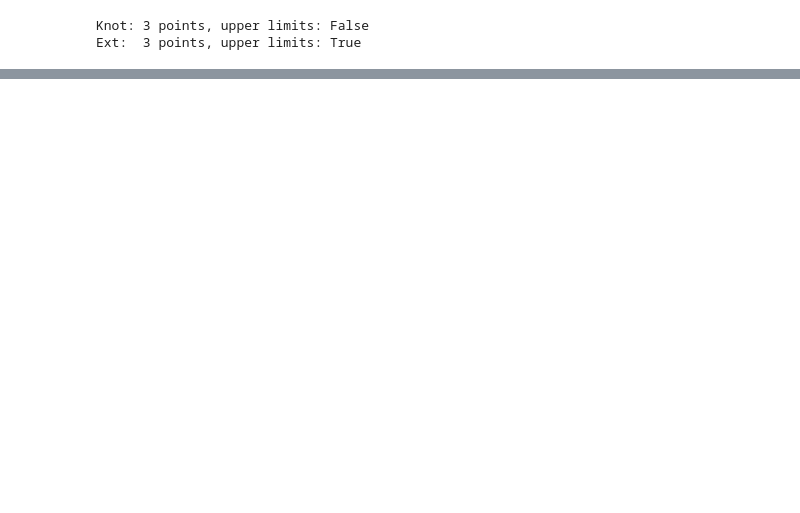
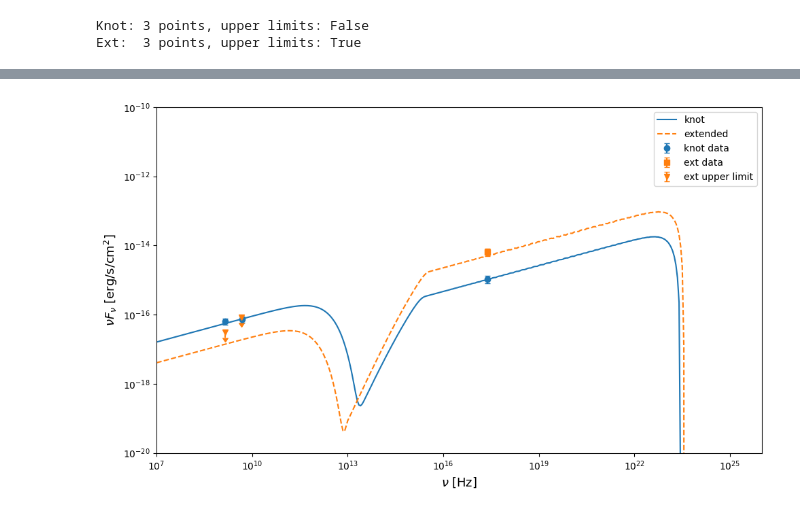
Before and after one commit to pliniewicz/blackjax-lumen, a Jupyter notebook: Untitled2.ipynb, the cells around one changed output, grey strips where cells are left out. Cells and saved outputs as stored; diff of their text form; code cells hidden in the pictures; blank space fills up the shorter version.

```diff
--- a/Untitled2.ipynb
+++ b/Untitled2.ipynb
@@ -53,0 +50,16 @@ def logprior_fn(x):
+# %%
+def _make_vec_to_params(fixed, g0_index):
+    """Closure: builds JetParams from flat vector + fixed dict."""
+    def vec_to_params(x):
+        kw = dict(fixed)
+        kw["theta"] = x[I_THETA]
+        kw["Lj"]    = 10.0 ** x[I_LJ]
+        kw["G0"]    = x[g0_index]
+        return make_params(**kw)
+    return vec_to_params
+
+
+def logprior_fn(x):
+    in_bounds = jnp.all((x >= lo) & (x <= hi))
+    log_vol = jnp.sum(jnp.log(hi - lo))
+    return jnp.where(in_bounds, -log_vol, -jnp.inf)
@@ -256,0 +306,60 @@ fig.tight_layout()
+# %%
+import matplotlib.pyplot as plt
+
+nu_plot = jnp.array(10 ** np.arange(7, 26, 0.05))
+
+p_knot = make_params(
+        G0=9.0, q_ratio=1.0, p=2.5, theta=10.0,
+        gamma_min=1e1, gamma_max=1e5,
+        Rj=3*kpc, Lj=2e48, l=3*kpc,
+        z=2.5, eta_e=0.1, model=int(MODEL_1B),
+)
+p_ext = make_params(
+        G0=20.0, q_ratio=1.0, p=2.5, theta=10.0,
+        gamma_min=1e1, gamma_max=1e5,
+        Rj=3*kpc, Lj=1e48, l=80*kpc,
+        z=2.5, eta_e=0.1, model=int(MODEL_1B),
+)
+
+flux_knot = observed_sed(nu_plot, p_knot, cosmo, nx=64, ngamma=64)
+flux_ext  = observed_sed(nu_plot, p_ext,  cosmo, nx=64, ngamma=64)
+
+fig, ax = plt.subplots(figsize=(10, 6))
+
+ax.plot(nu_plot, flux_knot, "-",  color="C0", lw=1.5, label="knot")
+ax.plot(nu_plot, flux_ext,  "--", color="C1", lw=1.5, label="extended")
+
+ax.errorbar(
+    np.array(data_knot.frequencies), np.array(data_knot.fluxes),
+    yerr=np.array(data_knot.errors),
+    fmt="o", color="C0", ms=6, capsize=3, zorder=10, label="knot data",
+)
+
+ext_det = data_ext.detections()
+ext_ul  = data_ext.upper_limits()
+
+if len(ext_det):
+    ax.errorbar(
+        np.array(ext_det.frequencies), np.array(ext_det.fluxes),
+        yerr=np.array(ext_det.errors),
+        fmt="s", color="C1", ms=6, capsize=3, zorder=10, label="ext data",
+    )
+if len(ext_ul):
+    ax.errorbar(
+        np.array(ext_ul.frequencies), np.array(ext_ul.fluxes),
+        yerr=0.3 * np.array(ext_ul.fluxes),
+        fmt="v", color="C1", ms=6, uplims=True, zorder=10, label="ext upper limit",
+    )
+
+ax.set_xscale("log")
+ax.set_yscale("log")
+ax.set_xlabel(r"$\nu$ [Hz]", fontsize=13)
+ax.set_ylabel(r"$\nu F_\nu$ [erg/s/cm$^2$]", fontsize=13)
+ax.set_xlim(1e7, 1e26)
+ax.set_ylim(1e-20,1e-10)
+ax.legend(fontsize=10)
+fig.tight_layout()
+fig.savefig("ns_sed_comparison.pdf", dpi=150)
+# print(f"\nSED plot (best model: {best['name']}) saved to ns_sed_comparison.pdf")
+# %% [output]
+[figure, added]
```
Also changed, not shown: parts of 7 cells of this notebook, 17 other files.
